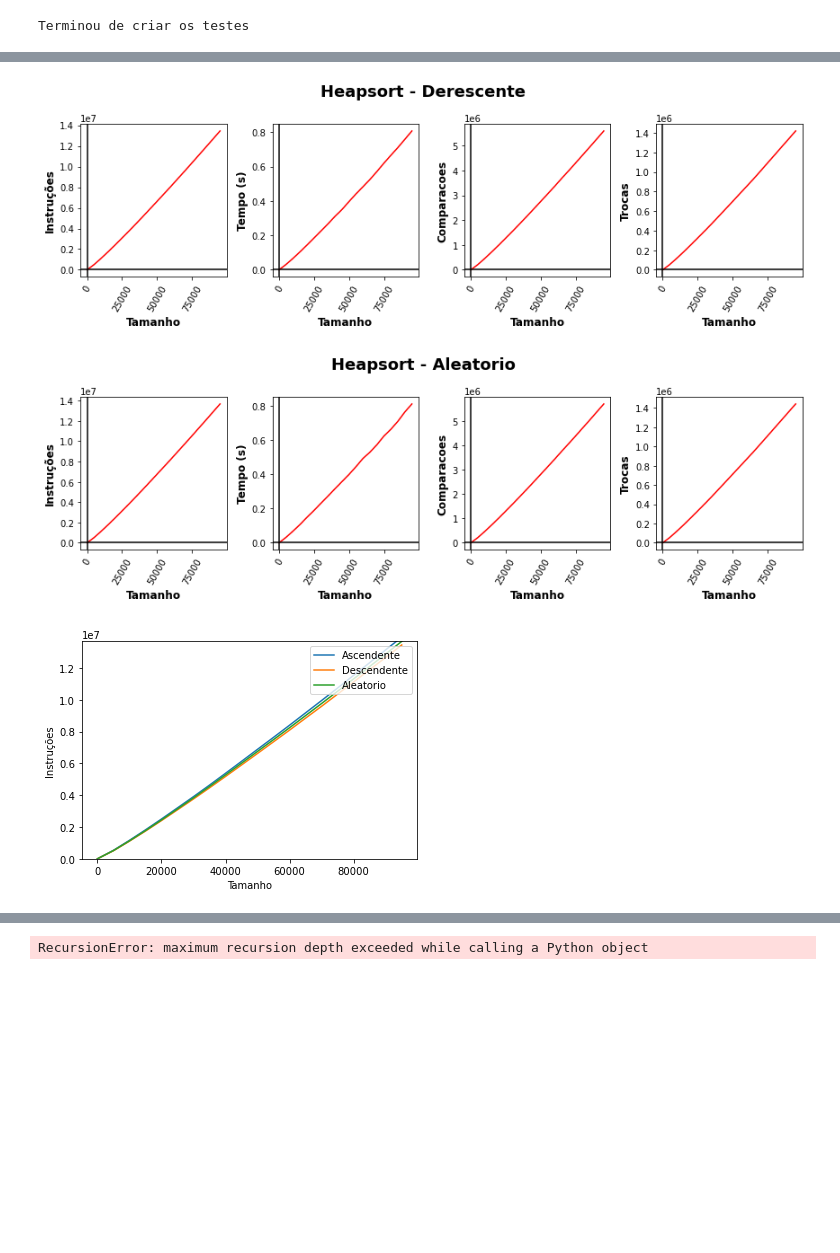
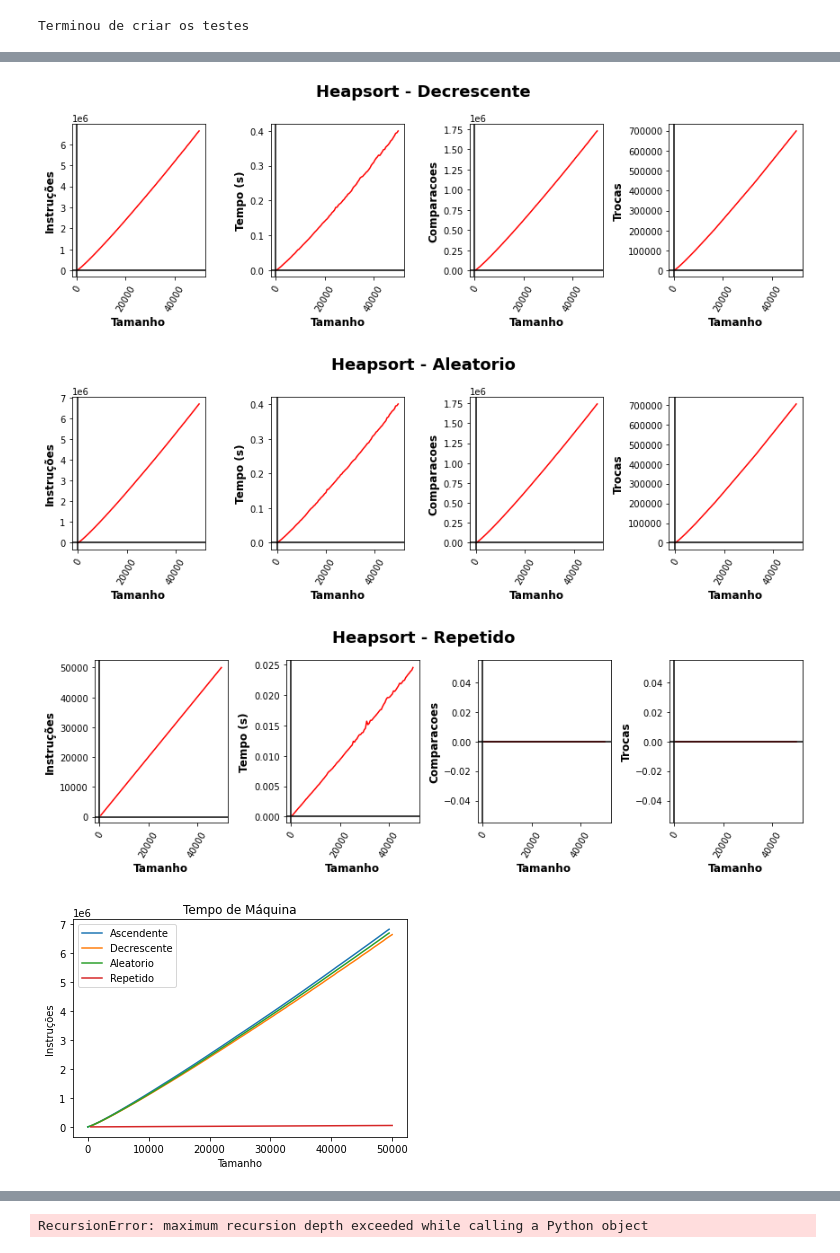
Before and after one commit to alverad-katsuro/algoritmos_ordenacao, a Jupyter notebook: Untitled.ipynb, the cells around one changed output, grey strips where cells are left out. Drawn from its saved outputs; the diff is of its cells as text; code cells hidden in the pictures; blank space fills up the shorter version.

```diff
--- a/Untitled.ipynb
+++ b/Untitled.ipynb
@@ -280,0 +278,2 @@ Terminou de criar os testes
+# %%
+df_quick = multiprocessing.Queue()
@@ -280,0 +288,2 @@ Terminou de criar os testes
+# %%
+a,b,c = df_quick.get()
@@ -281,5 +302,5 @@ Terminou de criar os testes
 # %%
-def sai_graphics_heap():
+def sai_graphics_heap(df_heap):
   array_random_one = []
   for k in range(MENOR_VALOR, MAIOR_VALOR, PASSO):
     array_random_one.append([randint(0, k) for _ in range(k)])
@@ -287,18 +308,26 @@ def sai_graphics_heap():
   for k in range(MENOR_VALOR, MAIOR_VALOR, PASSO):
     array_crescente.append([x for x in range(k)])
   array_decrescente = []
-  for k in range(MENOR_VALOR, MAIOR_VALOR, PASSO):
+  for k in range(MAIOR_VALOR, MENOR_VALOR, -PASSO):
     array_decrescente.append([x for x in range(k, 0, -1)])
+  array_repetido = []
+  for k in range(MAIOR_VALOR, MENOR_VALOR, -PASSO):
+    array_repetido.append([10 for x in range(k, 0, -1)])
   print("Terminou de criar os testes")
   a = pd.DataFrame(dados_heap_0_100k(array_crescente),columns=["Tamanho", "Instruções", "Tempo (s)", "Comparacoes", "Trocas"])
   grafico(a, "Heapsort - Crescente")
   b = pd.DataFrame(dados_heap_0_100k(array_decrescente),columns=["Tamanho", "Instruções", "Tempo (s)", "Comparacoes", "Trocas"])
-  grafico(b, "Heapsort - Derescente")
+  grafico(b, "Heapsort - Decrescente")
   c = pd.DataFrame(dados_heap_0_100k(array_random_one),columns=["Tamanho", "Instruções", "Tempo (s)", "Comparacoes", "Trocas"])
   grafico(c, "Heapsort - Aleatorio")
-  compara_tempo(a,b,c, ("Ascendente", "Descendente", "Aleatorio"))
-  return a, b, c
+  d = pd.DataFrame(dados_heap_0_100k(array_repetido),columns=["Tamanho", "Instruções", "Tempo (s)", "Comparacoes", "Trocas"])
+  grafico(d, "Heapsort - Repetido")
+  df_heap.put([a,b,c,d])
+  compara_tempo(("Ascendente", "Decrescente", "Aleatorio", "Repetido"), a,b,c,d)
+  return a, b, c, d
+# %%
+df_heap = multiprocessing.Queue()
 # %%
-a1,b1,c1 = sai_graphics_heap()
+multiprocessing.Process(target=sai_graphics_heap, args=([df_heap])).start()
 # %% [output]
 Terminou de criar os testes
@@ -306,3 +335,4 @@ Terminou de criar os testes
-[figure, old version]
+[figure, new version]
-[figure, old version]
+[figure, new version]
-[figure, old version]
+[figure, new version]
+[figure, added]
```
Also changed, not shown: parts of 33 cells of this notebook, 23 other files.
